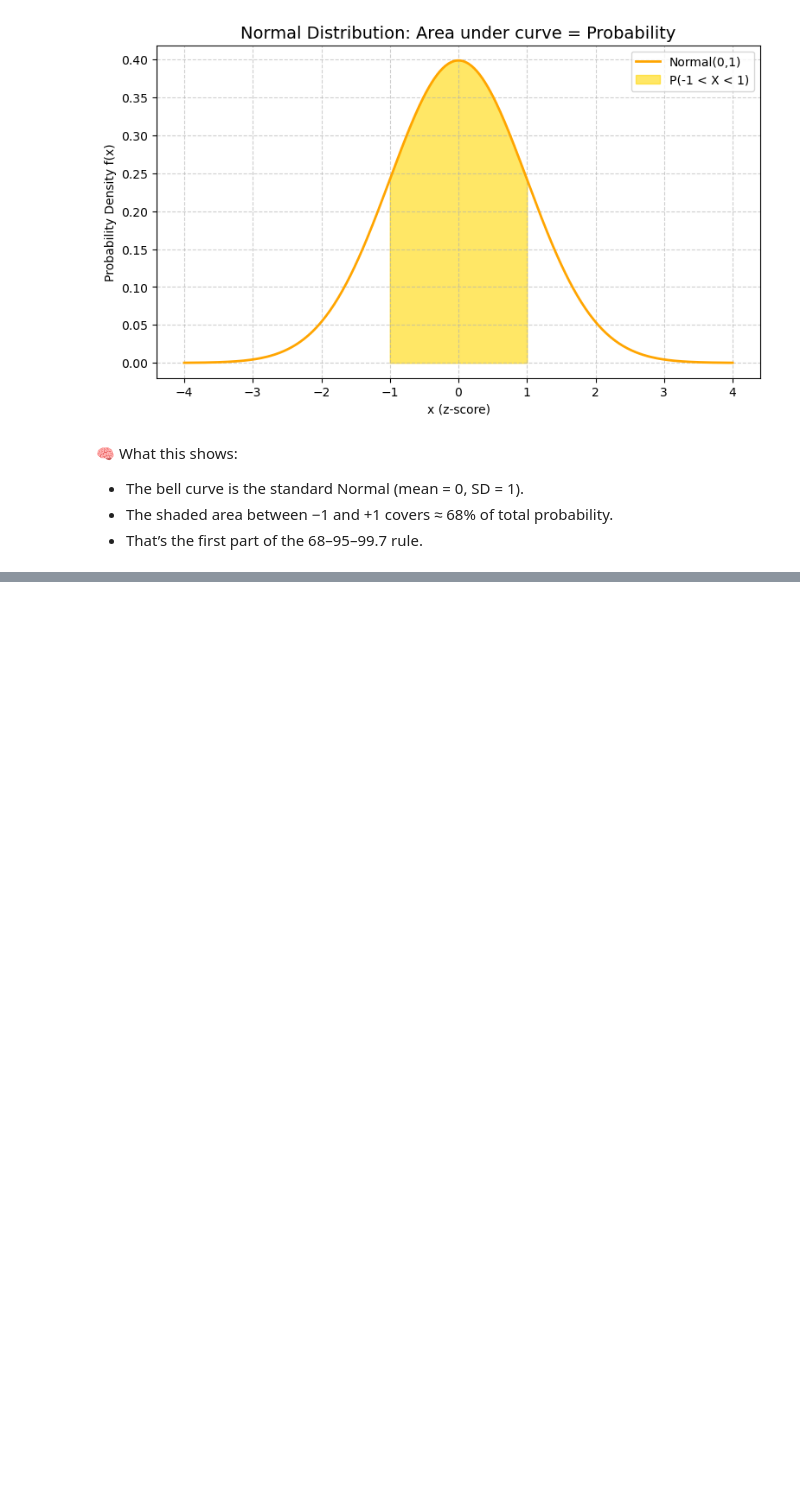
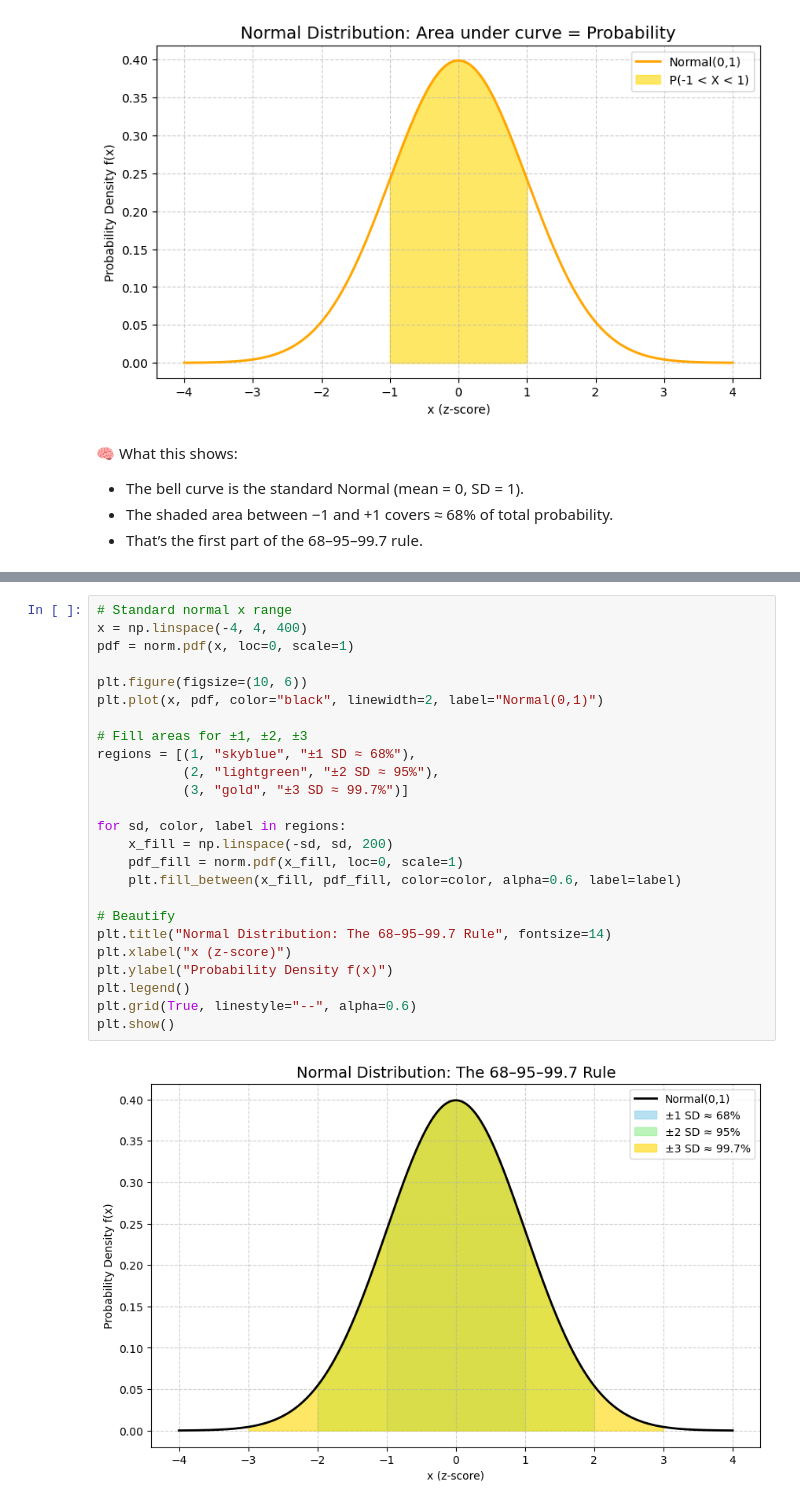
Before and after one commit to mlnotes2718/introduction-statistics-machine-learning, a Jupyter notebook: Statistics-in-ML-4-Probability-Distributions.ipynb, the cells around one changed output, grey strips where cells are left out. Drawn from its saved outputs; the diff is of its cells as text; blank space fills up the shorter version.

Commit message:
update distributions

```diff
--- a/Statistics-in-ML-4-Probability-Distributions.ipynb
+++ b/Statistics-in-ML-4-Probability-Distributions.ipynb
@@ -1900,0 +1911,27 @@ plt.show()
+# %%
+# Standard normal x range
+x = np.linspace(-4, 4, 400)
+pdf = norm.pdf(x, loc=0, scale=1)
+
+plt.figure(figsize=(10, 6))
+plt.plot(x, pdf, color="black", linewidth=2, label="Normal(0,1)")
+
+# Fill areas for ±1, ±2, ±3
+regions = [(1, "skyblue", "±1 SD ≈ 68%"),
+           (2, "lightgreen", "±2 SD ≈ 95%"),
+           (3, "gold", "±3 SD ≈ 99.7%")]
+
+for sd, color, label in regions:
+    x_fill = np.linspace(-sd, sd, 200)
+    pdf_fill = norm.pdf(x_fill, loc=0, scale=1)
+    plt.fill_between(x_fill, pdf_fill, color=color, alpha=0.6, label=label)
+
+# Beautify
+plt.title("Normal Distribution: The 68–95–99.7 Rule", fontsize=14)
+plt.xlabel("x (z-score)")
+plt.ylabel("Probability Density f(x)")
+plt.legend()
+plt.grid(True, linestyle="--", alpha=0.6)
+plt.show()
+# %% [output]
+[figure, added]
```
Also changed, not shown: parts of 4 cells of this notebook.
